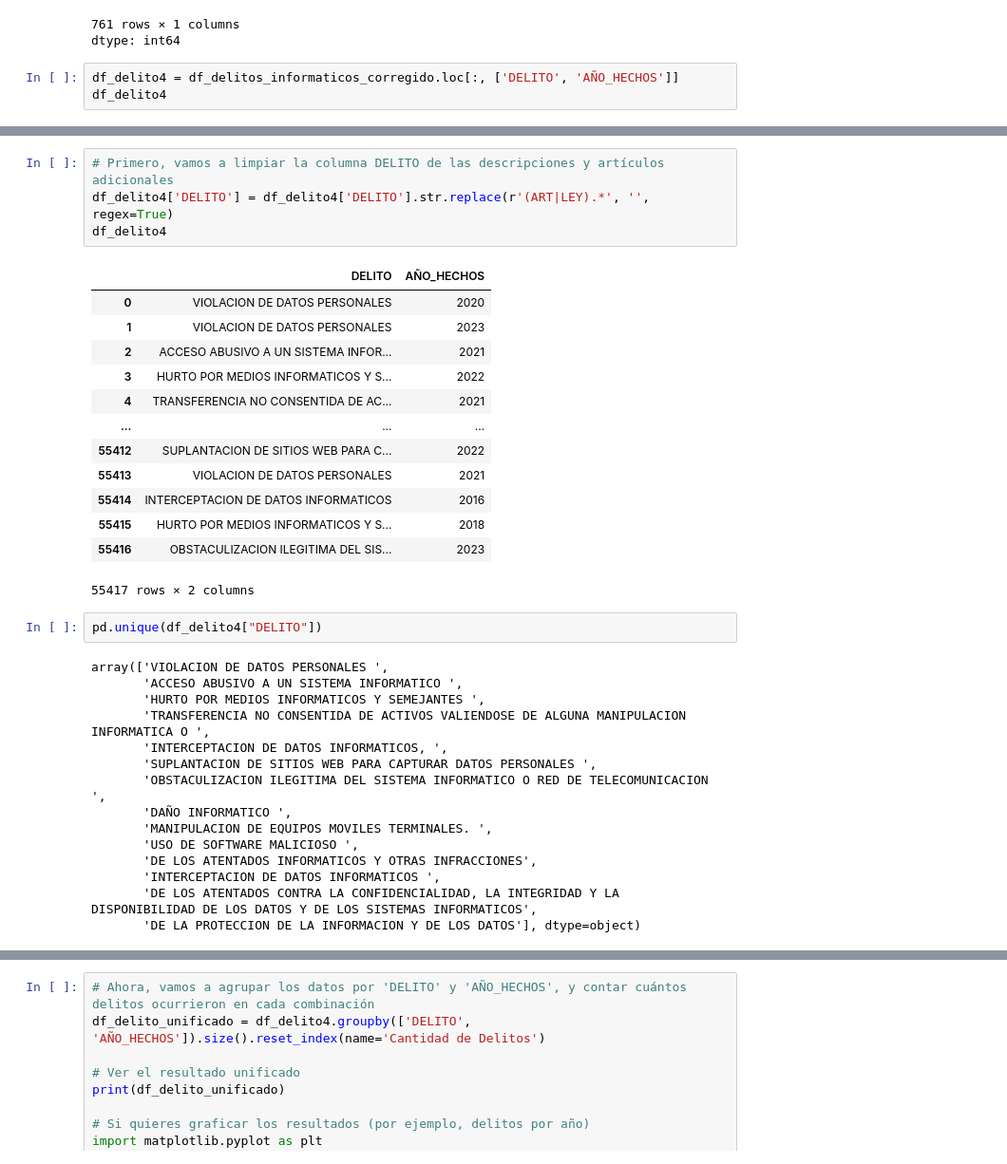
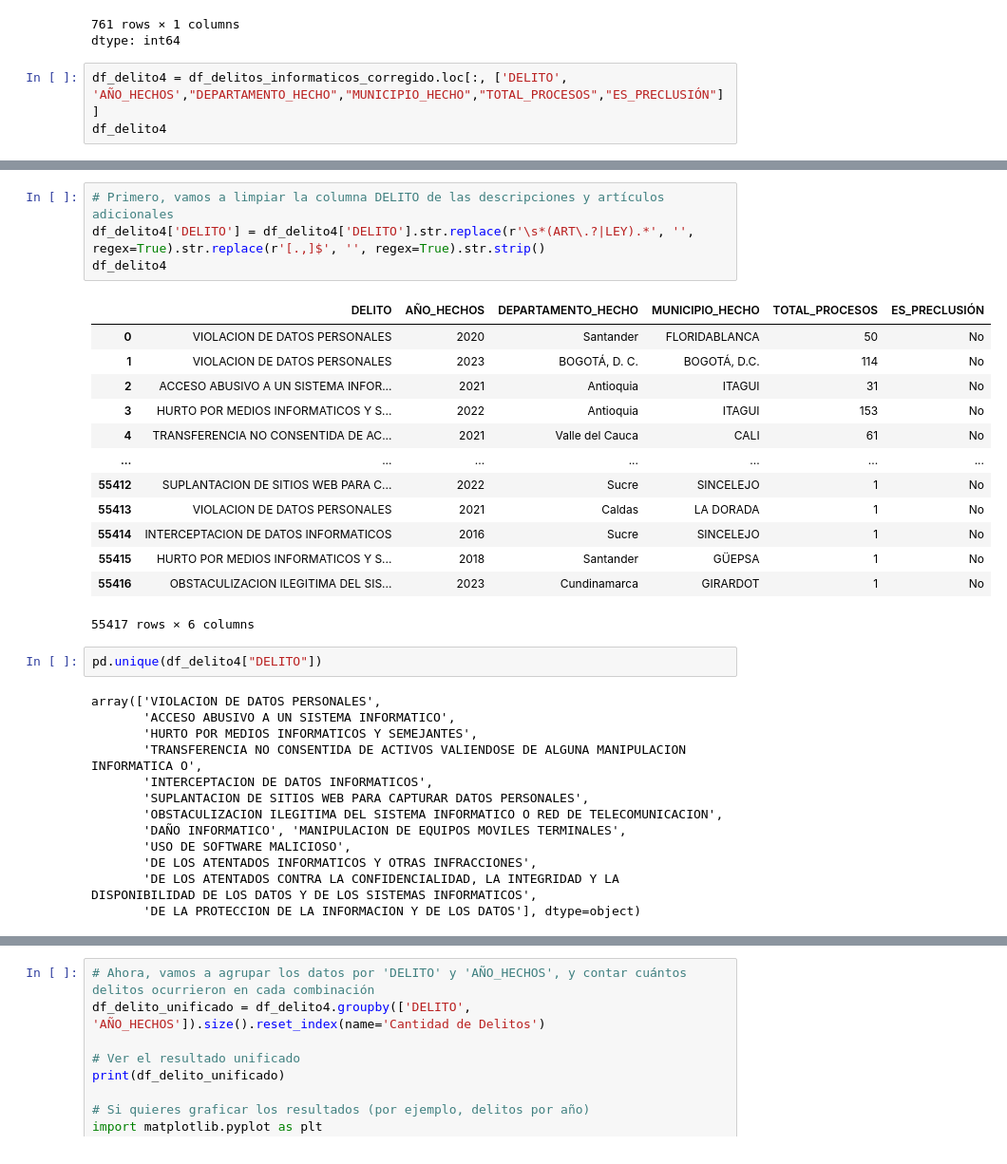
Before and after one commit to marcebm19/BOOTCAMP-1, a Jupyter notebook: Trabajo_Final.ipynb, the cells around one changed output, grey strips where cells are left out. Shown at 95% size. Cells and saved outputs as stored; diff of their text form.

```diff
--- a/Trabajo_Final.ipynb
+++ b/Trabajo_Final.ipynb
@@ -511,6 +633,6 @@ Delitos_año_hechos
 761 rows × 1 columns
 dtype: int64
 # %%
-df_delito4 = df_delitos_informaticos_corregido.loc[:, ['DELITO', 'AÑO_HECHOS']]
+df_delito4 = df_delitos_informaticos_corregido.loc[:, ['DELITO', 'AÑO_HECHOS',"DEPARTAMENTO_HECHO","MUNICIPIO_HECHO","TOTAL_PROCESOS","ES_PRECLUSIÓN"]]
 df_delito4
 # %% [output]
@@ -530,36 +652,34 @@ df_delito4
 # %%
 # Primero, vamos a limpiar la columna DELITO de las descripciones y artículos adicionales
-df_delito4['DELITO'] = df_delito4['DELITO'].str.replace(r'(ART|LEY).*', '', regex=True)
+df_delito4['DELITO'] = df_delito4['DELITO'].str.replace(r'\s*(ART\.?|LEY).*', '', regex=True).str.replace(r'[.,]$', '', regex=True).str.strip()
 df_delito4
 # %% [output]
-|  | DELITO | AÑO_HECHOS |
-| 0 | VIOLACION DE DATOS PERSONALES | 2020 |
-| 1 | VIOLACION DE DATOS PERSONALES | 2023 |
-| 2 | ACCESO ABUSIVO A UN SISTEMA INFOR... | 2021 |
-| 3 | HURTO POR MEDIOS INFORMATICOS Y S... | 2022 |
-| 4 | TRANSFERENCIA NO CONSENTIDA DE AC... | 2021 |
-| ... | ... | ... |
-| 55412 | SUPLANTACION DE SITIOS WEB PARA C... | 2022 |
-| 55413 | VIOLACION DE DATOS PERSONALES | 2021 |
-| 55414 | INTERCEPTACION DE DATOS INFORMATICOS | 2016 |
-| 55415 | HURTO POR MEDIOS INFORMATICOS Y S... | 2018 |
-| 55416 | OBSTACULIZACION ILEGITIMA DEL SIS... | 2023 |
+|  | DELITO | AÑO_HECHOS | DEPARTAMENTO_HECHO | MUNICIPIO_HECHO | TOTAL_PROCESOS | ES_PRECLUSIÓN |
+| 0 | VIOLACION DE DATOS PERSONALES | 2020 | Santander | FLORIDABLANCA | 50 | No |
+| 1 | VIOLACION DE DATOS PERSONALES | 2023 | BOGOTÁ, D. C. | BOGOTÁ, D.C. | 114 | No |
+| 2 | ACCESO ABUSIVO A UN SISTEMA INFOR... | 2021 | Antioquia | ITAGUI | 31 | No |
+| 3 | HURTO POR MEDIOS INFORMATICOS Y S... | 2022 | Antioquia | ITAGUI | 153 | No |
+| 4 | TRANSFERENCIA NO CONSENTIDA DE AC... | 2021 | Valle del Cauca | CALI | 61 | No |
+| ... | ... | ... | ... | ... | ... | ... |
+| 55412 | SUPLANTACION DE SITIOS WEB PARA C... | 2022 | Sucre | SINCELEJO | 1 | No |
+| 55413 | VIOLACION DE DATOS PERSONALES | 2021 | Caldas | LA DORADA | 1 | No |
+| 55414 | INTERCEPTACION DE DATOS INFORMATICOS | 2016 | Sucre | SINCELEJO | 1 | No |
+| 55415 | HURTO POR MEDIOS INFORMATICOS Y S... | 2018 | Santander | GÜEPSA | 1 | No |
+| 55416 | OBSTACULIZACION ILEGITIMA DEL SIS... | 2023 | Cundinamarca | GIRARDOT | 1 | No |
-55417 rows × 2 columns
+55417 rows × 6 columns
 # %%
 pd.unique(df_delito4["DELITO"])
 # %% [output]
-array(['VIOLACION DE DATOS PERSONALES ',
-       'ACCESO ABUSIVO A UN SISTEMA INFORMATICO ',
-       'HURTO POR MEDIOS INFORMATICOS Y SEMEJANTES ',
-       'TRANSFERENCIA NO CONSENTIDA DE ACTIVOS VALIENDOSE DE ALGUNA MANIPULACION INFORMATICA O ',
-       'INTERCEPTACION DE DATOS INFORMATICOS, ',
-       'SUPLANTACION DE SITIOS WEB PARA CAPTURAR DATOS PERSONALES ',
-       'OBSTACULIZACION ILEGITIMA DEL SISTEMA INFORMATICO O RED DE TELECOMUNICACION ',
-       'DAÑO INFORMATICO ',
-       'MANIPULACION DE EQUIPOS MOVILES TERMINALES. ',
-       'USO DE SOFTWARE MALICIOSO ',
+array(['VIOLACION DE DATOS PERSONALES',
+       'ACCESO ABUSIVO A UN SISTEMA INFORMATICO',
+       'HURTO POR MEDIOS INFORMATICOS Y SEMEJANTES',
+       'TRANSFERENCIA NO CONSENTIDA DE ACTIVOS VALIENDOSE DE ALGUNA MANIPULACION INFORMATICA O',
+       'INTERCEPTACION DE DATOS INFORMATICOS',
+       'SUPLANTACION DE SITIOS WEB PARA CAPTURAR DATOS PERSONALES',
+       'OBSTACULIZACION ILEGITIMA DEL SISTEMA INFORMATICO O RED DE TELECOMUNICACION',
+       'DAÑO INFORMATICO', 'MANIPULACION DE EQUIPOS MOVILES TERMINALES',
+       'USO DE SOFTWARE MALICIOSO',
        'DE LOS ATENTADOS INFORMATICOS Y OTRAS INFRACCIONES',
-       'INTERCEPTACION DE DATOS INFORMATICOS ',
        'DE LOS ATENTADOS CONTRA LA CONFIDENCIALIDAD, LA INTEGRIDAD Y LA DISPONIBILIDAD DE LOS DATOS Y DE LOS SISTEMAS INFORMATICOS',
        'DE LA PROTECCION DE LA INFORMACION Y DE LOS DATOS'], dtype=object)
 # %%
```
Also changed, not shown: parts of 70 cells of this notebook.
